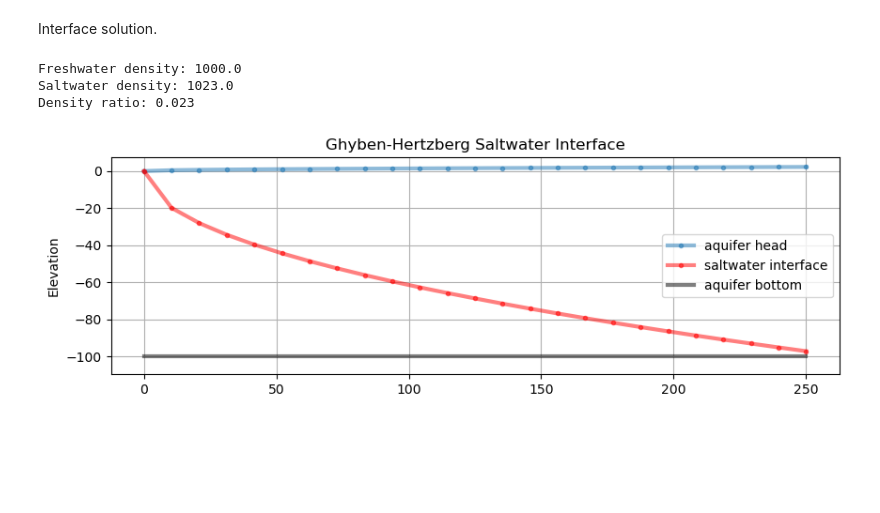
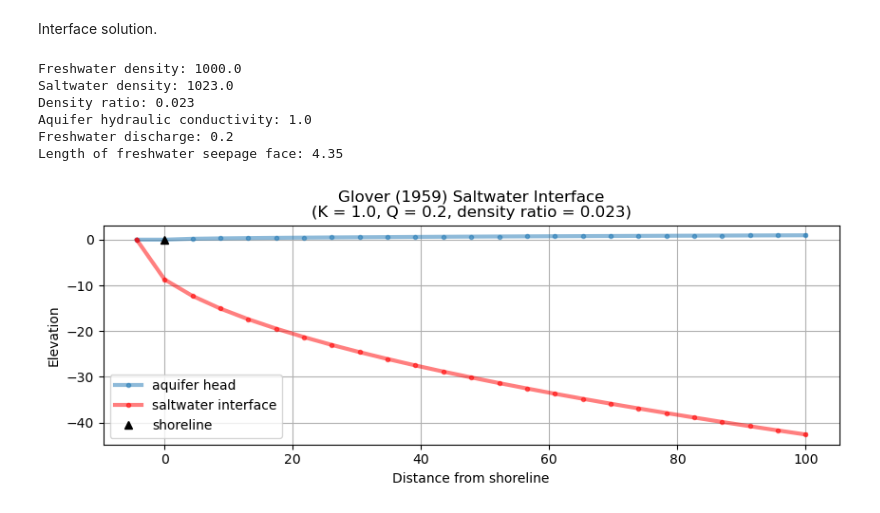
Before and after one commit to Moofbytes/pygaf_notebooks, a Jupyter notebook: pygaf_swi.ipynb, the cells around one changed output. Saved outputs shown, nothing was run; the diff lists cells and outputs as text; code cells hidden in the pictures; blank space fills up the shorter version.

```diff
--- a/pygaf_swi.ipynb
+++ b/pygaf_swi.ipynb
@@ -69,0 +22,3 @@ dum = SW1.flow.h()
+# %%
+S1 = pygaf.GloverSWI()
+S1.info()
@@ -70,9 +37,12 @@ dum = SW1.flow.h()
 # %% [markdown]
 Interface solution.
 # %%
-dum = SW1.swi()
+dum = S1.swi()
 # %% [output]
 Freshwater density: 1000.0
 Saltwater density: 1023.0
 Density ratio: 0.023
+Aquifer hydraulic conductivity: 1.0
+Freshwater discharge: 0.2
+Length of freshwater seepage face: 4.35
-[figure, old version]
+[figure, new version]
```
Also changed, not shown: parts of 14 cells of this notebook.
